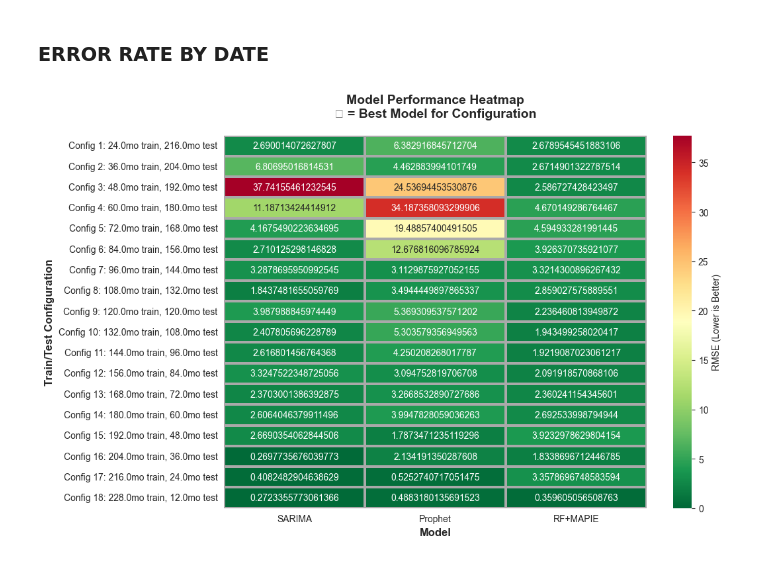
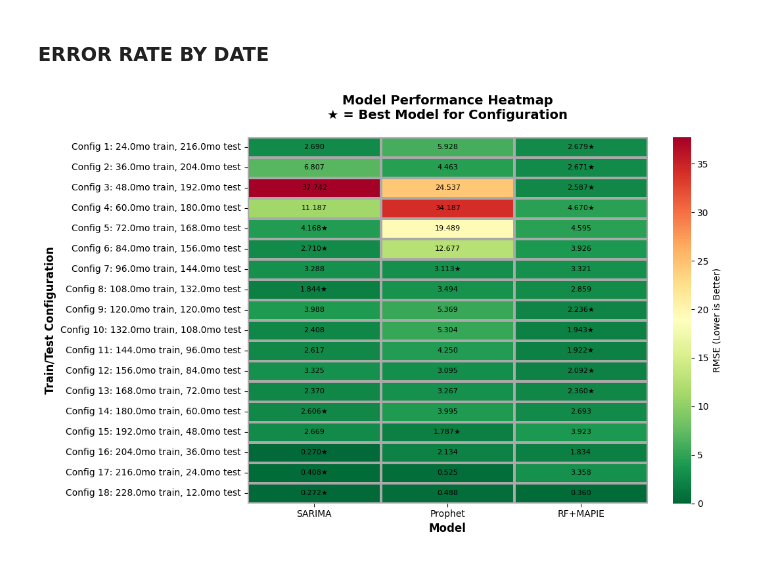
Before and after one commit to rafaelcattan/rafaelcattan.github.io, a Jupyter notebook: analysis/notebooks/data_analysis.ipynb, the cells around one changed output. Cells and saved outputs as stored; diff of their text form; code cells hidden in the pictures.

```diff
--- a/analysis/notebooks/data_analysis.ipynb
+++ b/analysis/notebooks/data_analysis.ipynb
@@ -1114,40 +1117,41 @@ config_labels = [f"Config {i+1}: {row['train_months']}mo train, {row['test_month
 
 # Create annotations showing value + marker for best in row
 annotations = heatmap_data.copy()
-for idx in range(len(annotations)):
-    row_vals = annotations.iloc[idx].dropna()
+for idx in annotations.index:
+    row_vals = annotations.loc[idx].dropna()
     if len(row_vals) > 0:
         best_col = row_vals.idxmin()
         for col in annotations.columns:
-            val = annotations.iloc[idx][col]
+            val = annotations.loc[idx, col]
             if pd.notna(val):
                 if col == best_col:
-                    annotations.iloc[idx][col] = f'{val:.3f}\n★'  # Best model
+                    annotations.at[idx, col] = f'{val:.3f}★'  # Best model
                 else:
-                    annotations.iloc[idx][col] = f'{val:.3f}'
+                    annotations.at[idx, col] = f'{val:.3f}'
 
 # Create figure
 plt.figure(figsize=(11, 7))
 
 # Create heatmap
 sns.heatmap(heatmap_data,
             annot=annotations,
+            annot_kws={'fontsize':8, 'color':'black'},
             fmt='',  # Use string format since we added stars
             cmap='RdYlGn_r',
             cbar_kws={'label': 'RMSE (Lower is Better)'},
             linewidths=1.5,
             linecolor='darkgray',
             yticklabels=config_labels,
             mask=heatmap_data.isna(),
             vmin=0)
 
 plt.title('Model Performance Heatmap\n★ = Best Model for Configuration',
           fontsize=14, fontweight='bold', pad=20)
 plt.xlabel('Model', fontsize=12, fontweight='bold')
 plt.ylabel('Train/Test Configuration', fontsize=12, fontweight='bold')
 plt.xticks(rotation=0)
 
 plt.tight_layout()
 plt.show()
 # %% [output]
-[figure, old version]
+[figure, new version]
```
Also changed, not shown: parts of 8 cells of this notebook, 6 other files.
